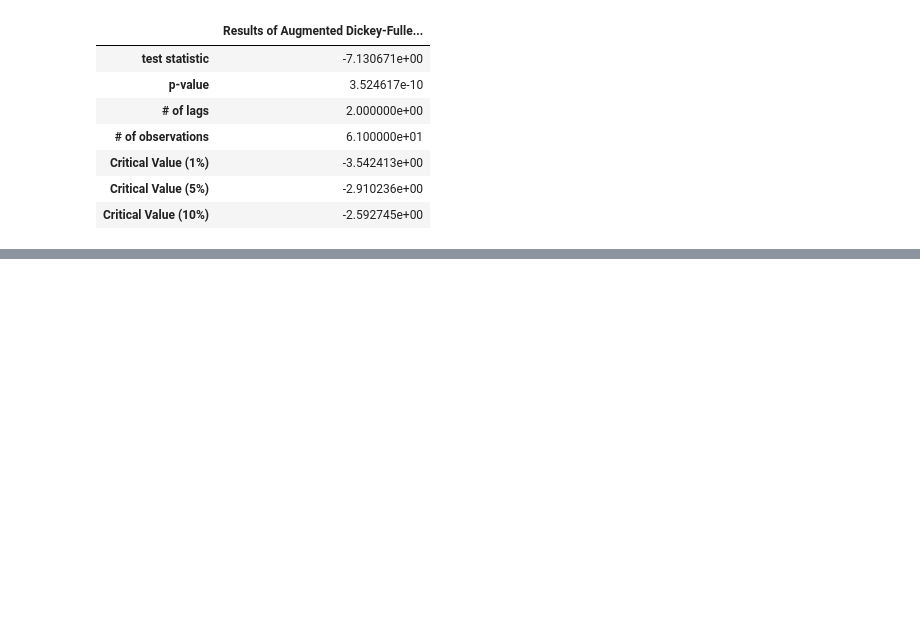
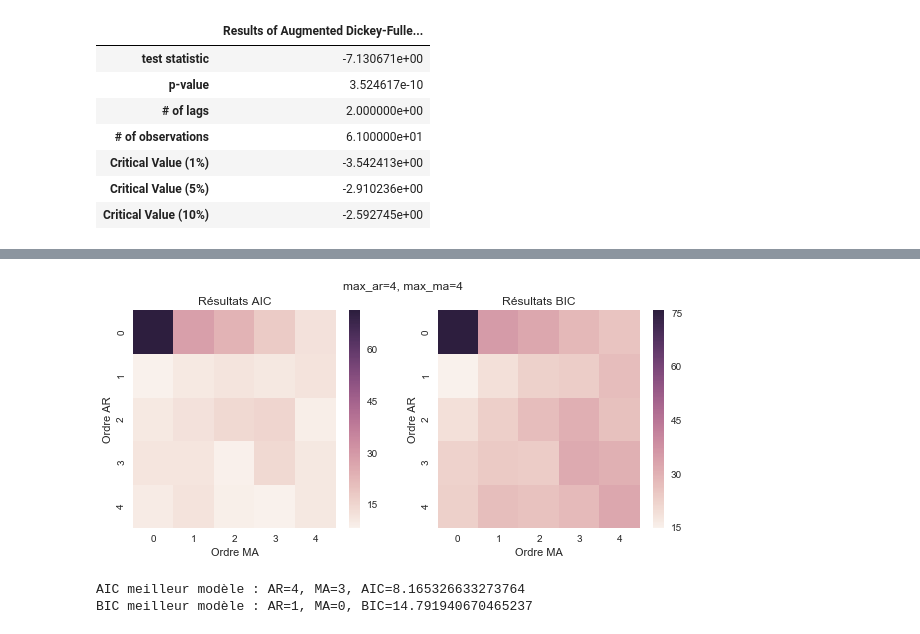
Before and after one commit to mariondechallens/1000mercis, a Jupyter notebook: Analyses/Annonceur1_campagne3_visite_2pages.ipynb, the cells around one changed output, grey strips where cells are left out. Saved outputs shown, nothing was run; the diff lists cells and outputs as text; code cells hidden in the pictures; blank space fills up the shorter version.

```diff
--- a/Analyses/Annonceur1_campagne3_visite_2pages.ipynb
+++ b/Analyses/Annonceur1_campagne3_visite_2pages.ipynb
@@ -225,0 +250,48 @@ Analyse après transformation
+# %%
+##################################### PARAMETRES #####################################
+max_ar = 4
+max_ma = 4
+######################################################################################
+
+order_select = sto.arma_order_select_ic(
+    Z_cum.values,
+    ic = ['aic', 'bic'],
+    max_ar=max_ar,
+    max_ma=max_ma
+)
+
+plt.figure(figsize=(10,4))
+
+plt.subplot(1, 2, 1)
+sns.heatmap(order_select["aic"])
+plt.xlabel("Ordre MA")
+plt.ylabel("Ordre AR")
+plt.title("Résultats AIC")
+
+plt.subplot(1, 2, 2)
+sns.heatmap(order_select["bic"])
+plt.xlabel("Ordre MA")
+plt.ylabel("Ordre AR")
+plt.title("Résultats BIC")
+
+plt.suptitle(f"max_ar={max_ar}, max_ma={max_ma}")
+plt.show();
+
+aic_min_order = order_select["aic_min_order"]
+bic_min_order = order_select["bic_min_order"]
+print(
+    "AIC meilleur modèle : AR={}, MA={}, AIC={} ".format(
+        aic_min_order[0], aic_min_order[1],
+        order_select['aic'].loc[aic_min_order]
+    )
+)
+print(
+    "BIC meilleur modèle : AR={}, MA={}, BIC={} ".format(
+        bic_min_order[0], bic_min_order[1],
+        order_select['bic'].loc[bic_min_order]
+    )
+)
+# %% [output]
+[figure, added]
+AIC meilleur modèle : AR=4, MA=3, AIC=8.165326633273764
+BIC meilleur modèle : AR=1, MA=0, BIC=14.791940670465237
```
Also changed, not shown: parts of 11 cells of this notebook.
